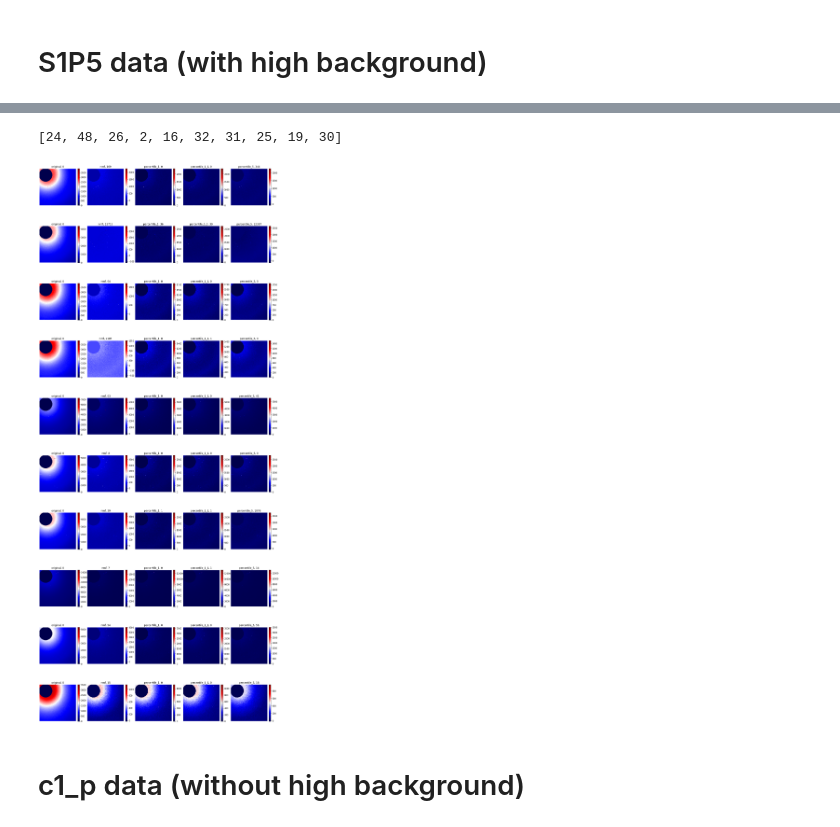
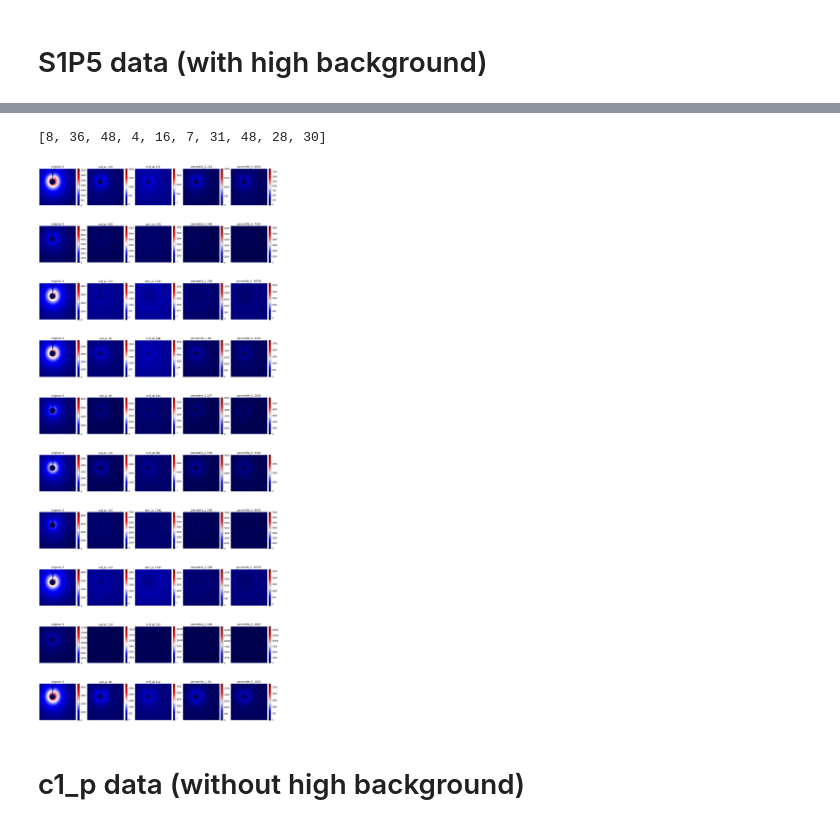
Before and after one commit to marinegor/still-utils, a Jupyter notebook: testing.ipynb, the cells around one changed output, grey strips where cells are left out. Cells and saved outputs as stored; diff of their text form; code cells hidden in the pictures.

```diff
--- a/testing.ipynb
+++ b/testing.ipynb
@@ -81,0 +91,5 @@ Wall time: 18.2 s
+# %%
+%%time
+
+s1p5_percentile_5 = PercentileDenoiser(alpha=5e-2).transform(s1p5, center=(720, 710), radius=55)
+s1p5_percentile_1 = PercentileDenoiser(alpha=1e-2).transform(s1p5, center=(720, 710), radius=55)
@@ -100,0 +110,4 @@ TypeError: transform() missing 1 required positional argument: 'center'
+# %%
+%%time
+
+s1p5_nmf_alpha = NMFDenoiser().transform(s1p5, center=(720, 710), radius=55, alpha=1e-2)
@@ -112,6 +123,0 @@ svd = SVDDenoiser()
-# %%
-%%time
-
-s1p5_percentile_5 = PercentileDenoiser(alpha=5e-2).denoise(s1p5, center=(720, 710), radius=55)
-s1p5_percentile_1 = PercentileDenoiser(alpha=1e-2).denoise(s1p5, center=(720, 710), radius=55)
-s1p5_percentile_01 = PercentileDenoiser(alpha=1e-3).denoise(s1p5, center=(720, 710), radius=55)
@@ -121,5 +124,5 @@ Wall time: 1min 54s
 # %%
 %%time
 
-s1p5_percentile_1_1 = PercentileDenoiser(alpha=1e-2).denoise(s1p5_percentile_1, center=(720, 710), radius=55)
+s1p5_svd_alpha = SVDDenoiser().transform(s1p5, center=(720, 710), radius=55, alpha=1e-2)
 # %% [output]
@@ -195,7 +202,7 @@ def plot_sample_images(images,
                        size=5,
                        seed=None,
                        center=(820, 810),
-                       side=(150, 150),
+                       side=(350, 350),
                       ):
     import random
     random.seed(a=seed)
@@ -214,40 +221,41 @@ def plot_sample_images(images,
     arrs_idx = list(range(arrs[0].shape[0]))
     samples = [random.choice(arrs_idx) for _ in range(size)]
     print(samples)
     samples = [[arrs[i][idx] for i in range(n_arrs)] for idx in samples]
 
     fig, axs = plt.subplots(size, n_arrs)
 
     for ax_id in range(n_arrs):
         for arr_id in range(size):
             arr = samples[arr_id][ax_id][x0:x1, y0:y1]
             ax = axs[arr_id][ax_id]
 
             im = ax.imshow(arr,
                            cmap='seismic',
                            )
             p = calc_zero_num(arr)
             ax.set_title(f'{labels[ax_id]}, {p:d}')
             fig.colorbar(im, fraction=0.046, pad=0.04, ax=ax)
             ax.axis('off')
     plt.show()
     plt.rcParams['figure.figsize'] = orig_size
 
 
 data = {
-    'original':s1p5_m,
+    'original':s1p5,
 #     'svd':s1p5_svd,
-    'nmf':s1p5_nmf,
+    'svd_al':s1p5_svd_alpha,
+#     'nmf':s1p5_nmf,
+    'nmf_al':s1p5_nmf_alpha,
     'percentile_1':s1p5_percentile_1,
-    'percentile_1_1':s1p5_percentile_1_1,
-#     'percentile_01':s1p5_percentile_01,
     'percentile_5':s1p5_percentile_5,
 }
 
-plot_sample_images(images=data, size=10, seed=0)
+
+plot_sample_images(images=data, size=10, seed=1)
 # %% [output]
-[24, 48, 26, 2, 16, 32, 31, 25, 19, 30]
+[8, 36, 48, 4, 16, 7, 31, 48, 28, 30]
-[figure, old version]
+[figure, new version]
 # %% [markdown]
 # c1_p data (without high background)
 # %%
```
Also changed, not shown: parts of 26 cells of this notebook.
